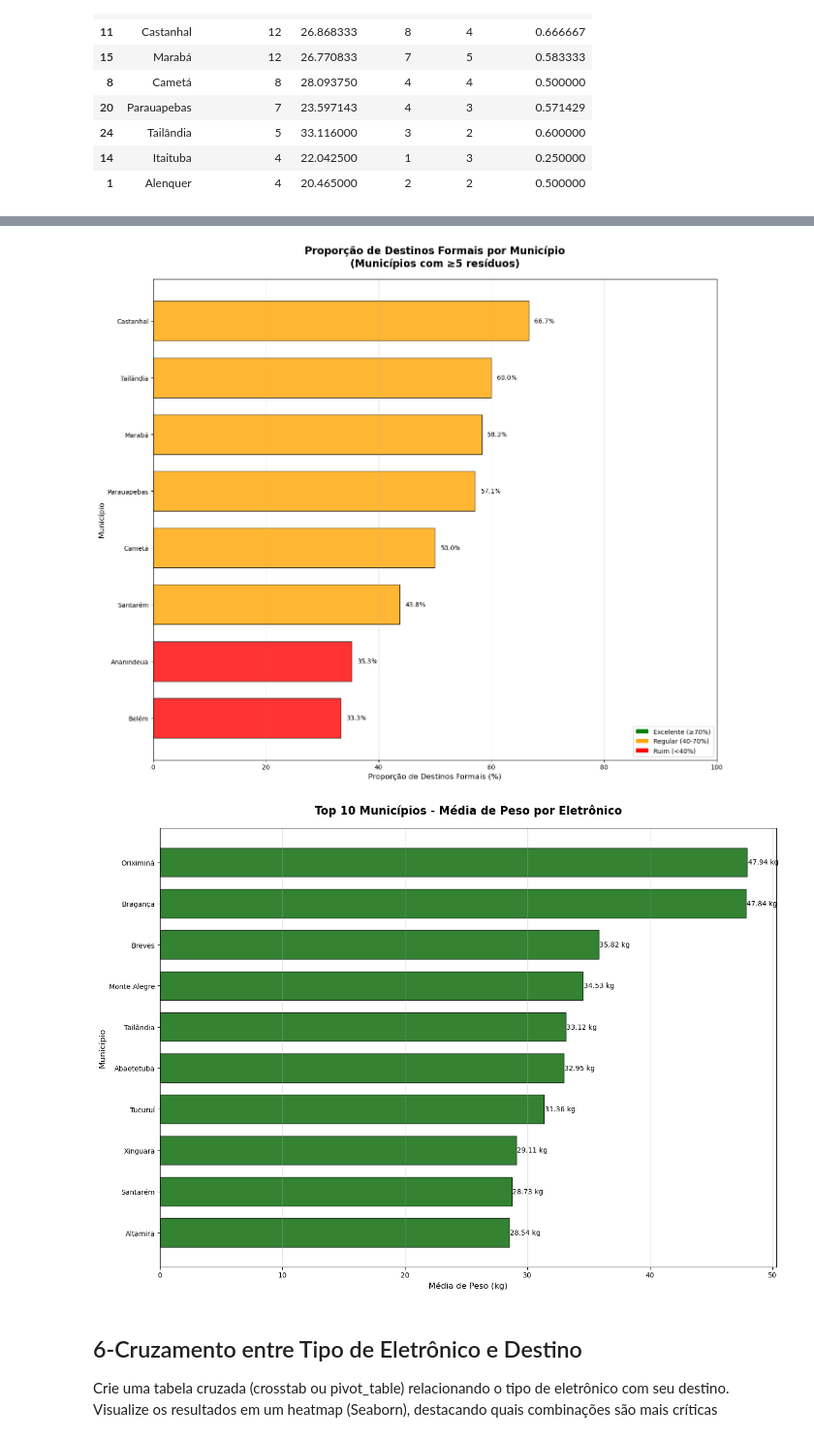
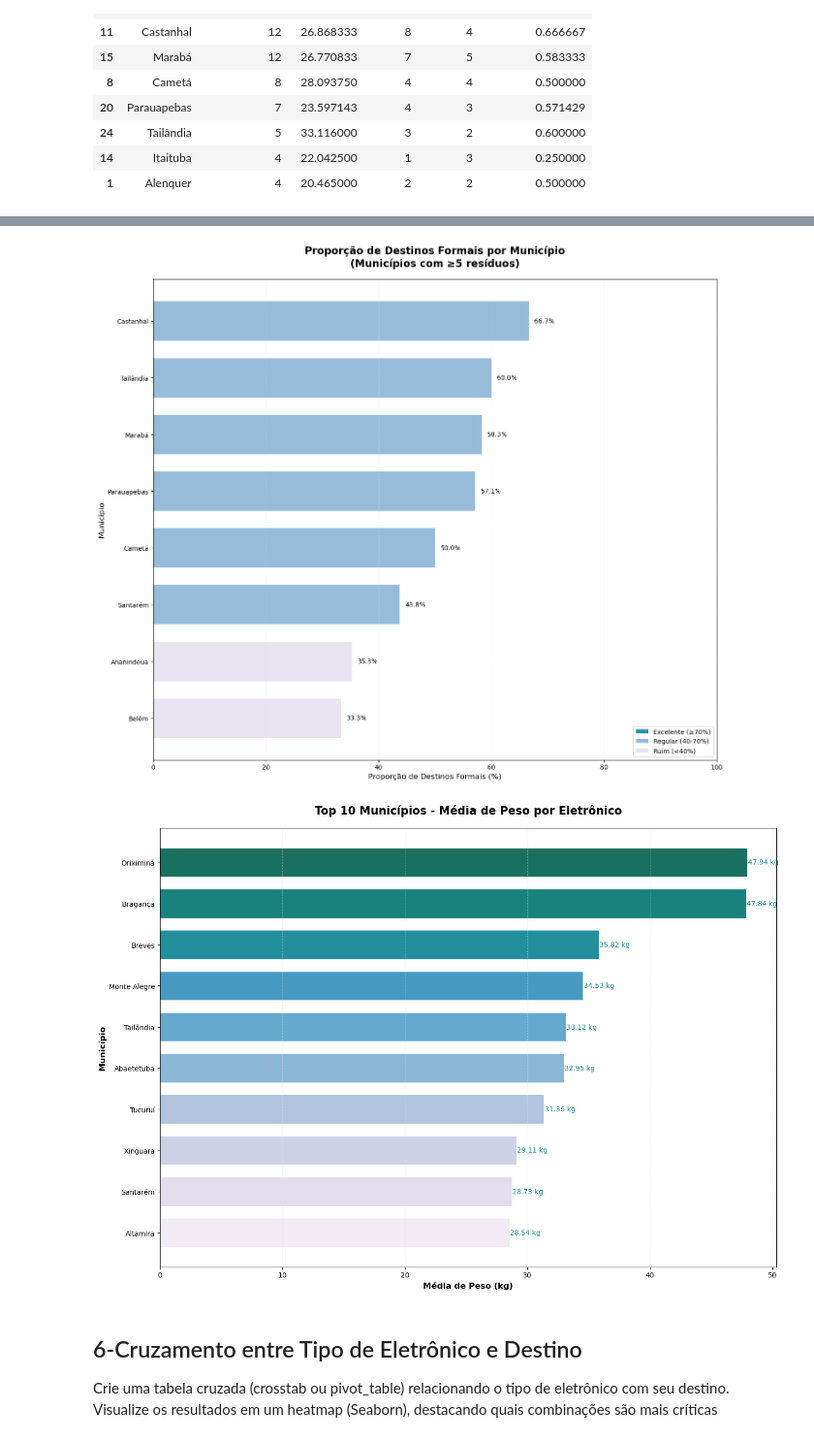
Before and after one commit to albertoakel/I2A2, a Jupyter notebook: notebook/I2A2_TAREFA6_GRUPO26_DRAFT.ipynb, the cells around one changed output, grey strips where cells are left out. Shown at 97% size. Cells and saved outputs as stored; diff of their text form; code cells hidden in the pictures.

```diff
--- a/notebook/I2A2_TAREFA6_GRUPO26_DRAFT.ipynb
+++ b/notebook/I2A2_TAREFA6_GRUPO26_DRAFT.ipynb
@@ -627,85 +627,106 @@ top_residuos.head(10)
 | 14 | Itaituba | 4 | 22.042500 | 1 | 3 | 0.250000 |
 | 1 | Alenquer | 4 | 20.465000 | 2 | 2 | 0.500000 |
 # %%
-# Quantidade de resíduos por município (top 10)
+# Definir a paleta de cores
+color = sns.color_palette('PuBuGn')
+color_verde = color[4]    # Verde mais escuro da paleta
+color_medio = color[2]    # Verde médio
+color_claro = color[0]    # Verde mais claro
+
+# =============================================================================
+# GRÁFICO 1: Quantidade de resíduos por município (top 10)
+# =============================================================================
 top_10_residuos = agrupamento_completo.head(10).sort_values('Total_Residuos', ascending=True)
 plt.figure(figsize=(14, 10))
-bars = plt.barh(top_10_residuos['Municipio'], top_10_residuos['Total_Residuos'])
+bars = plt.barh(top_10_residuos['Municipio'], top_10_residuos['Total_Residuos'],
+                color=color_verde, alpha=0.8, edgecolor=color_verde, linewidth=0.5)
+
 plt.title('Top 10 Municípios - Quantidade de Resíduos Eletrônicos Descartados',
-          fontsize=16, fontweight='bold', pad=20)
+          fontsize=16)
 plt.xlabel('Quantidade de Resíduos', fontsize=12)
 plt.ylabel('Município', fontsize=12)
-plt.grid(axis='x', alpha=0.3)
+plt.grid(axis='x', alpha=0.3, linestyle='--', color=color_claro)
 
 # Adicionar valores nas barras
 for bar in bars:
     width = bar.get_width()
     plt.text(width + 0.1, bar.get_y() + bar.get_height()/2,
-             f'{width:.0f}', ha='left', va='center')
+             f'{width:.0f}', ha='left', va='center',
+             fontweight='bold', fontsize=10, color=color_verde)
 
 plt.tight_layout()
 plt.show()
 
-# Proporção de destinos formais (todos os municípios com pelo menos 10 resíduos)
+# =============================================================================
+# GRÁFICO 2: Proporção de destinos formais
+# =============================================================================
 plt.figure(figsize=(14, 12))
-municipios_significativos = agrupamento_completo[agrupamento_completo['Total_Residuos'] >=5] # Filtrar municípios com pelo menos 5 registros para ter dados significativos
-
+municipios_significativos = agrupamento_completo[agrupamento_completo['Total_Residuos'] >= 5]
 municipios_ordenados = municipios_significativos.sort_values('Proporcao_Formais', ascending=True)
 
-# Definir escala de cor
+# Definir escala de cor baseada na paleta PuBuGn
 colors = []
 for proporcao in municipios_ordenados['Proporcao_Formais']:
     if proporcao >= 0.7:
-        colors.append('green')       # Excelente (>70%)
+        colors.append(color[4])       # Excelente (>70%) - Verde escuro
     elif proporcao >= 0.4:
-        colors.append('orange')      # Regular (40-70%)
+        colors.append(color[2])       # Regular (40-70%) - Verde médio
     else:
-        colors.append('red')         # Ruim (<40%)
+        colors.append(color[0])       # Ruim (<40%) - Verde claro
 
 bars = plt.barh(municipios_ordenados['Municipio'], municipios_ordenados['Proporcao_Formais'] * 100,
-                color=colors, edgecolor='black', alpha=0.8, height=0.7)
+                color=colors, edgecolor='white', alpha=0.9, height=0.7, linewidth=0.5)
+
 plt.title('Proporção de Destinos Formais por Município\n(Municípios com ≥5 resíduos)',
           fontsize=16, fontweight='bold', pad=20)
 plt.xlabel('Proporção de Destinos Formais (%)', fontsize=12)
 plt.ylabel('Município', fontsize=12)
-plt.grid(axis='x', alpha=0.3)
+plt.grid(axis='x', alpha=0.3, linestyle='--', color=color_claro)
 plt.xlim(0, 100)
 
-# Adicionar valores e legendas de cores
+# Adicionar valores nas barras
 for bar, proporcao in zip(bars, municipios_ordenados['Proporcao_Formais']):
     width = bar.get_width()
     plt.text(width + 1, bar.get_y() + bar.get_height()/2,
-             f'{width:.1f}%', ha='left', va='center')
+             f'{width:.1f}%', ha='left', va='center',fontsize=10)
 
 # Adicionar legenda de cores
 from matplotlib.patches import Patch
 legend_elements = [
-    Patch(facecolor='green', label='Excelente (≥70%)'),
-    Patch(facecolor='orange', label='Regular (40-70%)'),
-    Patch(facecolor='red', label='Ruim (<40%)')
+    Patch(facecolor=color[4], label='Excelente (≥70%)', alpha=0.9),
+    Patch(facecolor=color[2], label='Regular (40-70%)', alpha=0.9),
+    Patch(facecolor=color[0], label='Ruim (<40%)', alpha=0.9)
 ]
-plt.legend(handles=legend_elements, loc='lower right')
+plt.legend(handles=legend_elements, loc='lower right', framealpha=0.9)
 
 plt.tight_layout()
 plt.show()
 
-# Gráfico 3: Média de peso por município (top 10)
+# =============================================================================
+# GRÁFICO 3: Média de peso por município (top 10) - CORRIGIDO
+# =============================================================================
 plt.figure(figsize=(14, 10))
 top_10_peso = agrupamento_completo.nlargest(10, 'Media_Peso').sort_values('Media_Peso', ascending=True)
 
+# CORREÇÃO: Usar uma paleta com número suficiente de cores
+gradient_colors = sns.color_palette('PuBuGn', n_colors=len(top_10_peso))
+
 bars = plt.barh(top_10_peso['Municipio'], top_10_peso['Media_Peso'],
-                color='darkgreen', edgecolor='black', alpha=0.8, height=0.7)
+                color=gradient_colors, alpha=0.9, edgecolor='white',
+                linewidth=0.5, height=0.7)
+
 plt.title('Top 10 Municípios - Média de Peso por Eletrônico',
-          fontsize=16, fontweight='bold', pad=20)
-plt.xlabel('Média de Peso (kg)', fontsize=12)
-plt.ylabel('Município', fontsize=12)
-plt.grid(axis='x', alpha=0.3)
+          fontsize=16, pad=20)
+plt.xlabel('Média de Peso (kg)', fontsize=12, fontweight='bold')
+plt.ylabel('Município', fontsize=12, fontweight='bold')
+plt.grid(axis='x', alpha=0.3, linestyle='--', color=color_claro)
 
 # Adicionar valores nas barras
 for bar in bars:
     width = bar.get_width()
     plt.text(width + 0.05, bar.get_y() + bar.get_height()/2,
-             f'{width:.2f} kg', ha='left', va='center')
+             f'{width:.2f} kg', ha='left', va='center'
+             , fontsize=10, color=color_verde)
 
 plt.tight_layout()
 plt.show()
@@ -714,5 +735,5 @@ plt.show()
-[figure, old version]
+[figure, new version]
-[figure, old version]
+[figure, new version]
 # %% [markdown]
 ## 6-Cruzamento entre Tipo de Eletrônico e Destino
 Crie uma tabela cruzada (crosstab ou pivot_table) relacionando o tipo de eletrônico com seu destino. Visualize os resultados em um heatmap (Seaborn), destacando quais combinações são mais críticas
```
Also changed, not shown: parts of 4 cells of this notebook.
